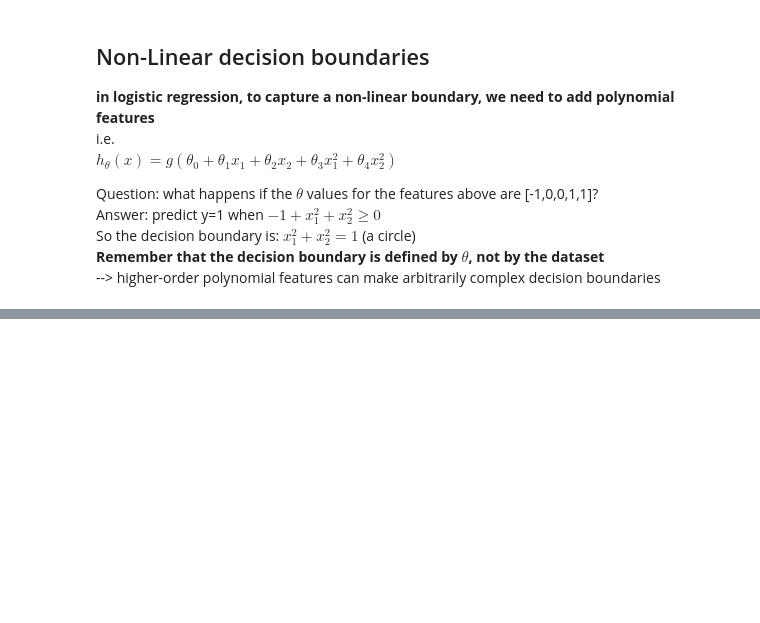
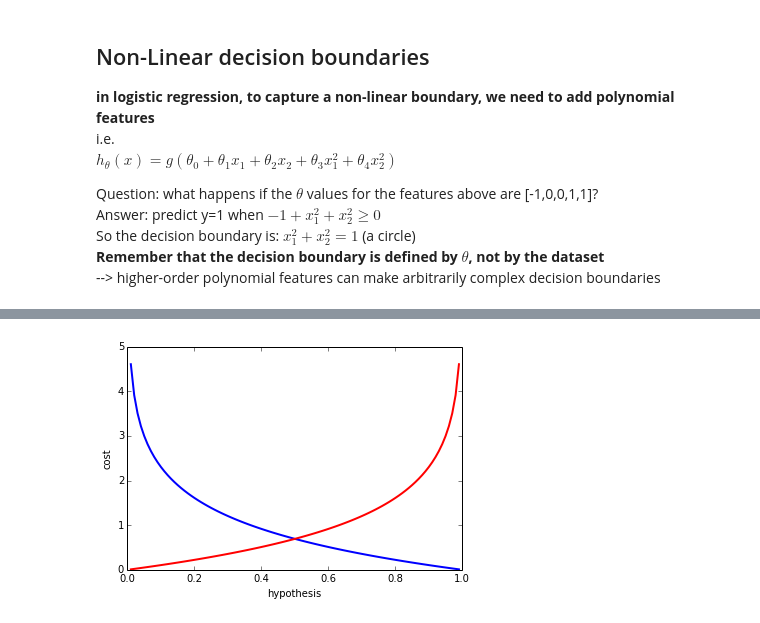
Before and after one commit to dcumachinelearning/ml-group, a Jupyter notebook: logistic_regression_with_numpy/logistic_regression_workbook.ipynb, the cells around one changed output, grey strips where cells are left out. Drawn from its saved outputs; the diff is of its cells as text; code cells hidden in the pictures; blank space fills up the shorter version.

```diff
--- a/logistic_regression_with_numpy/logistic_regression_workbook.ipynb
+++ b/logistic_regression_with_numpy/logistic_regression_workbook.ipynb
@@ -134,0 +287,27 @@ __Remember that the decision boundary is defined by $ \theta $, not by the datas
+# %%
+# the following graph shows what the cost function looks like for y = 1 and y = 0
+plt.clf()
+
+def positive_cost(hyp_value):
+    return -(np.log(hyp_value))
+
+def negative_cost(hyp_value):
+    return -(np.log(1 - hyp_value))
+
+# map cost function over some numbers
+pos_x = np.arange(0.01, 1, .01)
+pos_y = [ positive_cost(n) for n in pos_x ]
+
+neg_x = np.arange(0.01, 1, .01)
+neg_y = [ negative_cost(n) for n in neg_x ]
+
+# add a horizontal line at 0
+#plt.axvline(x=0, ymin=0, ymax=1, ls='--')
+
+plt.plot(pos_x, pos_y, color='blue', lw=2)
+plt.plot(neg_x, neg_y, color='red', lw=2)
+plt.xlabel('hypothesis')
+plt.ylabel('cost')
+plt.show()
+# %% [output]
+[figure, added]
```
Also changed, not shown: parts of 9 cells of this notebook.
